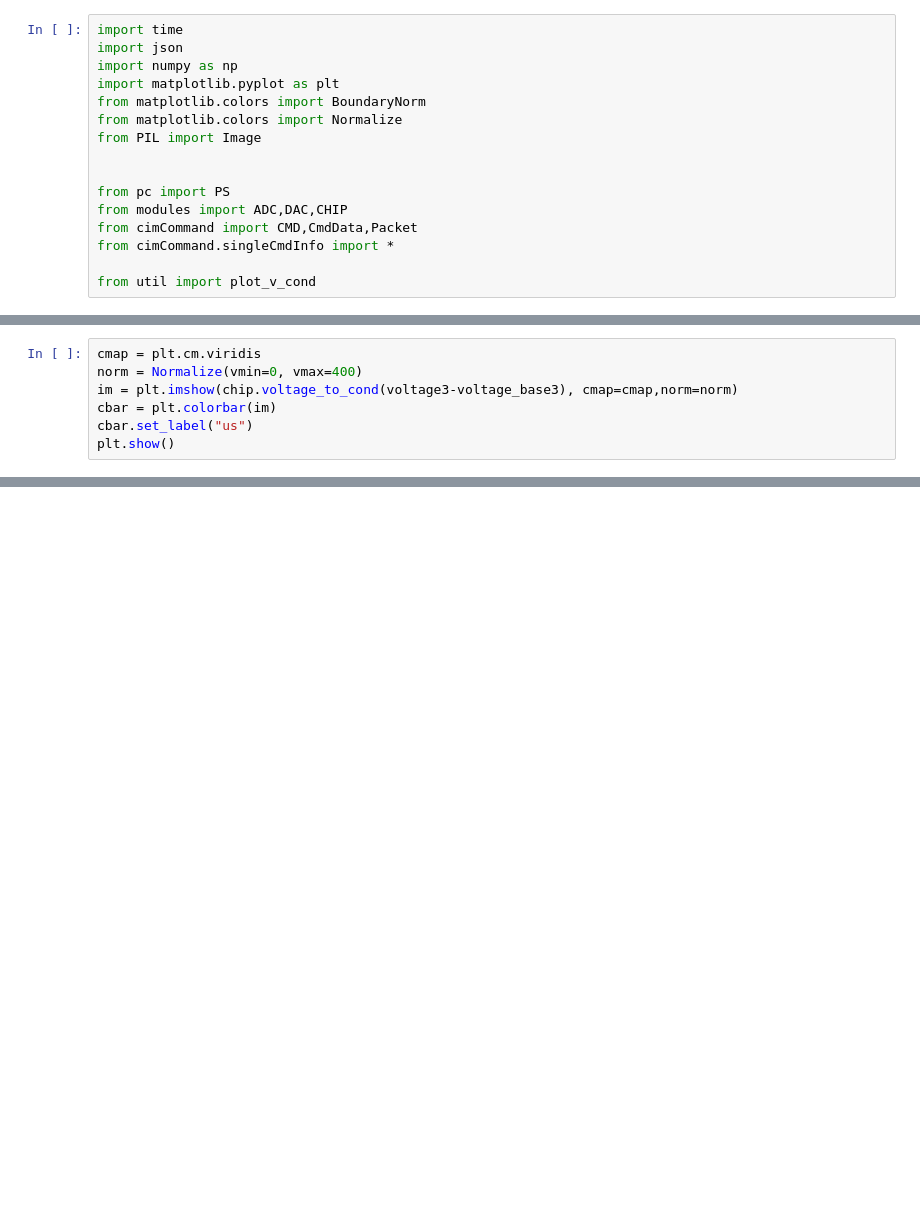
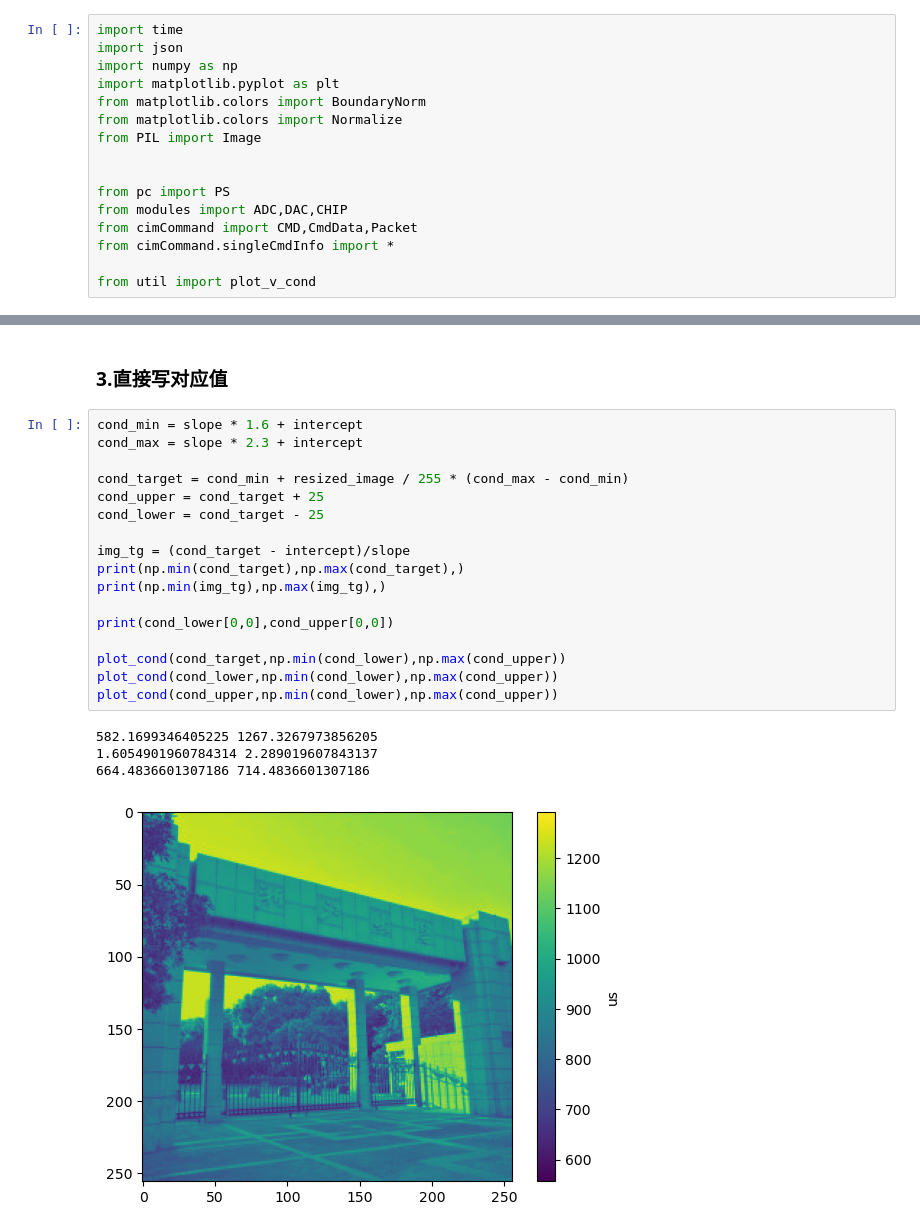
Before and after one commit to bei-meng/host_computer, a Jupyter notebook: 5写灰度图示例.ipynb, the cells around one changed output, grey strips where cells are left out. Saved outputs shown, nothing was run; the diff lists cells and outputs as text; blank space fills up the shorter version.

```diff
--- a/5写灰度图示例.ipynb
+++ b/5写灰度图示例.ipynb
@@ -224,7 +22,0 @@ voltage3 = chip.read_point2(crossbar=np.ones((256,256)),
-# %%
-cmap = plt.cm.viridis
-norm = Normalize(vmin=0, vmax=400)
-im = plt.imshow(chip.voltage_to_cond(voltage3-voltage_base3), cmap=cmap,norm=norm)
-cbar = plt.colorbar(im)
-cbar.set_label("us")
-plt.show()
@@ -252,0 +122,24 @@ plt.show()
+# %% [markdown]
+### 3.直接写对应值
+# %%
+cond_min = slope * 1.6 + intercept
+cond_max = slope * 2.3 + intercept
+
+cond_target = cond_min + resized_image / 255 * (cond_max - cond_min)
+cond_upper = cond_target + 25
+cond_lower = cond_target - 25
+
+img_tg = (cond_target - intercept)/slope
+print(np.min(cond_target),np.max(cond_target),)
+print(np.min(img_tg),np.max(img_tg),)
+
+print(cond_lower[0,0],cond_upper[0,0])
+
+plot_cond(cond_target,np.min(cond_lower),np.max(cond_upper))
+plot_cond(cond_lower,np.min(cond_lower),np.max(cond_upper))
+plot_cond(cond_upper,np.min(cond_lower),np.max(cond_upper))
+# %% [output]
+582.1699346405225 1267.3267973856205
+1.6054901960784314 2.289019607843137
+664.4836601307186 714.4836601307186
+[figure, added]
```
Also changed, not shown: parts of 40 cells of this notebook, 10 other files.
